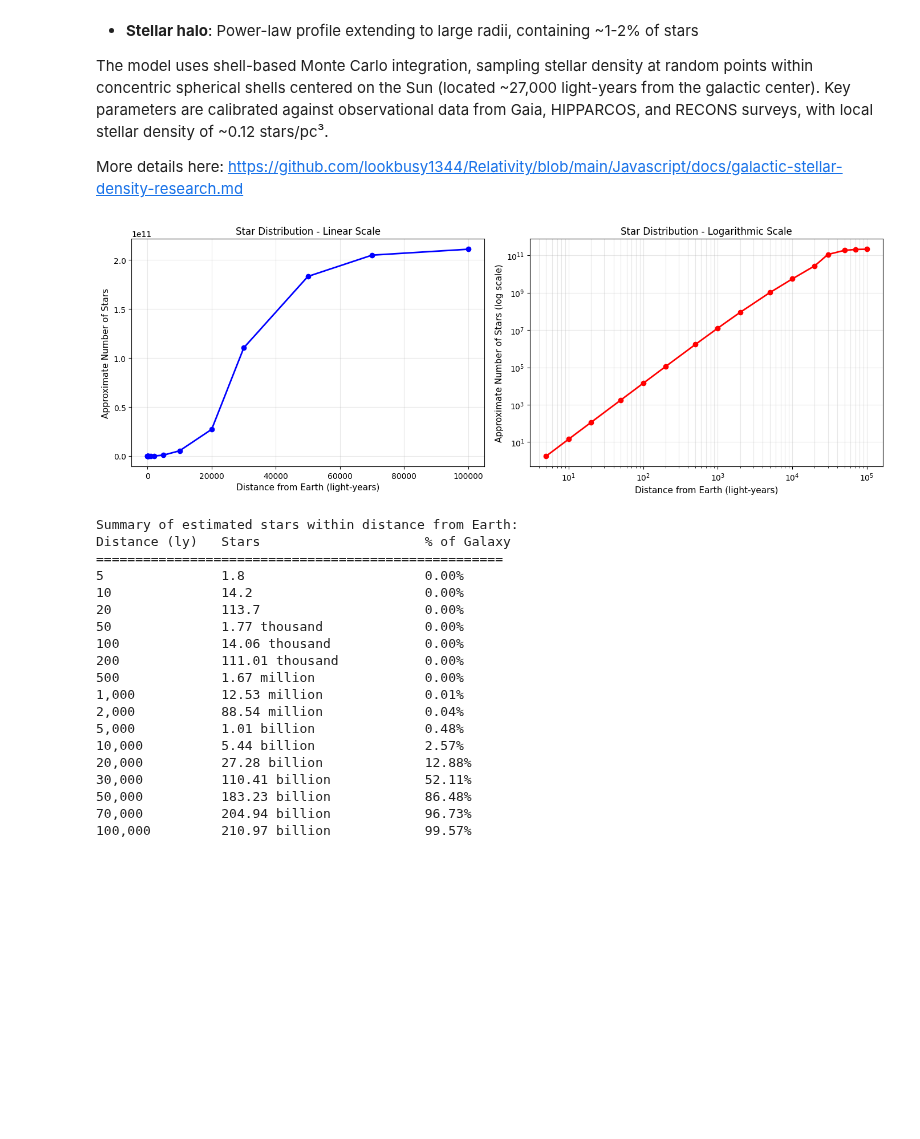
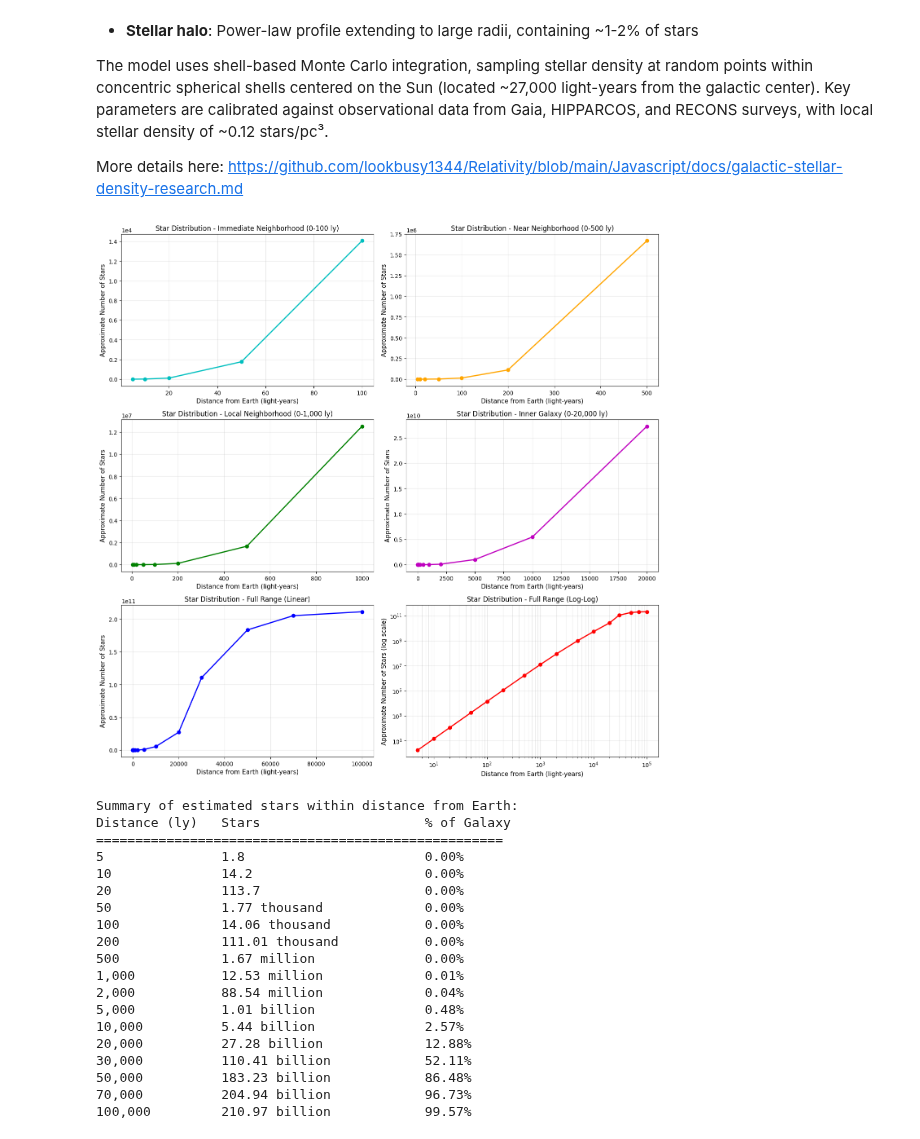
Before and after one commit to lookbusy1344/Relativity, a Jupyter notebook: Python/Star distribution.ipynb, the cells around one changed output. Cells and saved outputs as stored; diff of their text form; code cells hidden in the pictures; blank space fills up the shorter version.

Commit message:
Adding graphs for different ly ranges

```diff
--- a/Python/Star distribution.ipynb
+++ b/Python/Star distribution.ipynb
@@ -48,46 +48,88 @@ for d in distances_ly:
 
 star_counts = np.array(star_counts)
 fractions = np.array(fractions)
 
-# Create figure with two subplots
-fig, (ax1, ax2) = plt.subplots(1, 2, figsize=(14, 5))
+# Create figure with six subplots (3x2)
+fig, axes = plt.subplots(3, 2, figsize=(14, 14))
 
-# Plot 1: Linear Y-axis
-ax1.plot(distances_ly, star_counts, "b-o", markersize=6, linewidth=2)
+# Plot 1: 0-100 light years (Linear) - Immediate neighborhood
+ax1 = axes[0, 0]
+mask_100 = distances_ly <= 100
+ax1.plot(distances_ly[mask_100], star_counts[mask_100], "c-o", markersize=6, linewidth=2)
 ax1.set_xlabel("Distance from Earth (light-years)", fontsize=11)
 ax1.set_ylabel("Approximate Number of Stars", fontsize=11)
-ax1.set_title("Star Distribution - Linear Scale", fontsize=12)
+ax1.set_title("Star Distribution - Immediate Neighborhood (0-100 ly)", fontsize=12)
 ax1.grid(True, alpha=0.3)
 ax1.ticklabel_format(style="scientific", axis="y", scilimits=(0, 0))
 
-# Plot 2: Logarithmic Y-axis
-ax2.plot(distances_ly, star_counts, "r-o", markersize=6, linewidth=2)
+# Plot 2: 0-500 light years (Linear) - Near neighborhood
+ax2 = axes[0, 1]
+mask_500 = distances_ly <= 500
+ax2.plot(distances_ly[mask_500], star_counts[mask_500], "orange", marker="o", markersize=6, linewidth=2)
 ax2.set_xlabel("Distance from Earth (light-years)", fontsize=11)
-ax2.set_ylabel("Approximate Number of Stars (log scale)", fontsize=11)
-ax2.set_title("Star Distribution - Logarithmic Scale", fontsize=12)
-ax2.set_yscale("log")
-ax2.set_xscale("log")
-ax2.grid(True, alpha=0.3, which="both")
+ax2.set_ylabel("Approximate Number of Stars", fontsize=11)
+ax2.set_title("Star Distribution - Near Neighborhood (0-500 ly)", fontsize=12)
+ax2.grid(True, alpha=0.3)
+ax2.ticklabel_format(style="scientific", axis="y", scilimits=(0, 0))
+
+# Plot 3: 0-1000 light years (Linear) - Local neighborhood
+ax3 = axes[1, 0]
+mask_1k = distances_ly <= 1000
+ax3.plot(distances_ly[mask_1k], star_counts[mask_1k], "g-o", markersize=6, linewidth=2)
+ax3.set_xlabel("Distance from Earth (light-years)", fontsize=11)
+ax3.set_ylabel("Approximate Number of Stars", fontsize=11)
+ax3.set_title("Star Distribution - Local Neighborhood (0-1,000 ly)", fontsize=12)
+ax3.grid(True, alpha=0.3)
+ax3.ticklabel_format(style="scientific", axis="y", scilimits=(0, 0))
+
+# Plot 4: 0-20000 light years (Linear) - Inner galaxy
+ax4 = axes[1, 1]
+mask_20k = distances_ly <= 20000
+ax4.plot(distances_ly[mask_20k], star_counts[mask_20k], "m-o", markersize=6, linewidth=2)
+ax4.set_xlabel("Distance from Earth (light-years)", fontsize=11)
+ax4.set_ylabel("Approximate Number of Stars", fontsize=11)
+ax4.set_title("Star Distribution - Inner Galaxy (0-20,000 ly)", fontsize=12)
+ax4.grid(True, alpha=0.3)
+ax4.ticklabel_format(style="scientific", axis="y", scilimits=(0, 0))
+
+# Plot 5: Full range - Linear Y-axis
+ax5 = axes[2, 0]
+ax5.plot(distances_ly, star_counts, "b-o", markersize=6, linewidth=2)
+ax5.set_xlabel("Distance from Earth (light-years)", fontsize=11)
+ax5.set_ylabel("Approximate Number of Stars", fontsize=11)
+ax5.set_title("Star Distribution - Full Range (Linear)", fontsize=12)
+ax5.grid(True, alpha=0.3)
+ax5.ticklabel_format(style="scientific", axis="y", scilimits=(0, 0))
+
+# Plot 6: Full range - Logarithmic Y-axis
+ax6 = axes[2, 1]
+ax6.plot(distances_ly, star_counts, "r-o", markersize=6, linewidth=2)
+ax6.set_xlabel("Distance from Earth (light-years)", fontsize=11)
+ax6.set_ylabel("Approximate Number of Stars (log scale)", fontsize=11)
+ax6.set_title("Star Distribution - Full Range (Log-Log)", fontsize=12)
+ax6.set_yscale("log")
+ax6.set_xscale("log")
+ax6.grid(True, alpha=0.3, which="both")
 
 plt.tight_layout()
 plt.show()
 
 # Print summary table
 print("\nSummary of estimated stars within distance from Earth:")
 print(f"{'Distance (ly)':<15} {'Stars':<25} {'% of Galaxy':<12}")
 print("=" * 52)
 for d, s, f in zip(distances_ly, star_counts, fractions):
     if s >= 1e9:
         stars_str = f"{s / 1e9:.2f} billion"
     elif s >= 1e6:
         stars_str = f"{s / 1e6:.2f} million"
     elif s >= 1e3:
         stars_str = f"{s / 1e3:.2f} thousand"
     else:
         stars_str = f"{s:.1f}"
     print(f"{d:<15,} {stars_str:<25} {f * 100:.2f}%")
 # %% [output]
-[figure, old version]
+[figure, new version]
 Summary of estimated stars within distance from Earth:
 Distance (ly)   Stars                     % of Galaxy
 ====================================================
```
